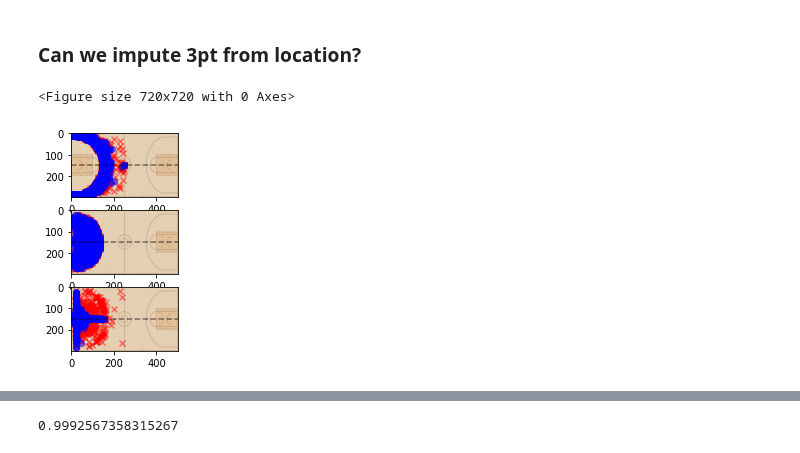
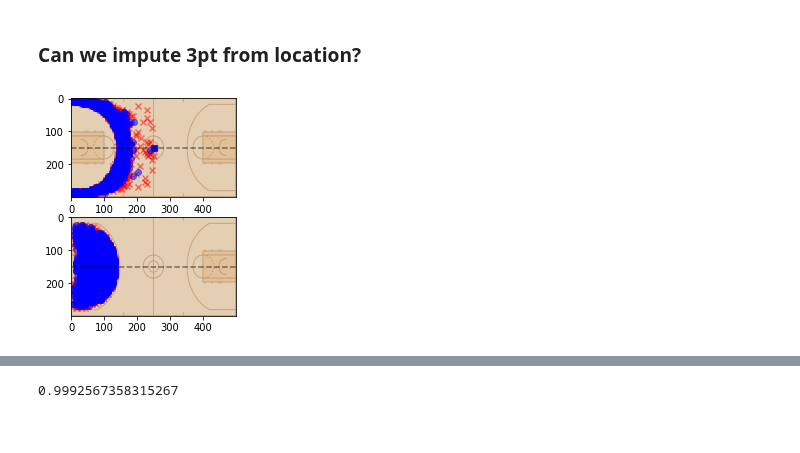
Before and after one commit to dpasse/monte, a Jupyter notebook: workspace/wncaa/shot_charts.ipynb, the cells around one changed output, grey strips where cells are left out. Saved outputs shown, nothing was run; the diff lists cells and outputs as text; code cells hidden in the pictures.

```diff
--- a/workspace/wncaa/shot_charts.ipynb
+++ b/workspace/wncaa/shot_charts.ipynb
@@ -324,42 +324,41 @@ validation
 # %% [markdown]
 ### Can we impute 3pt from location?
 # %%
-fig, ax = plt.subplots(3)
+fig, ax = plt.subplots(2)
 
 ## def. 3pt
 df_3pt = df_valid[
     np.logical_and(
         df_valid.shot_distance.map(lambda a: -1 if a == '' else int(a)) > 22, ## have distance, > 22
         df_valid.is_3pt,
     )
 ]
 
 x_make, y_make, x_missed, y_missed = get_makes_and_misses_half_court(df_3pt)
 
 ax[0].scatter(x_missed * x_scale, (100 - y_missed) * y_scale, marker='x', c='red', alpha=.5)
 ax[0].scatter(x_make * x_scale, (100 - y_make) * y_scale, marker='o', c='blue', alpha=.5)
 ax[0].axhline(50 * y_scale, c='k', alpha=.5, linestyle= '--')
 ax[0].imshow(full_court_img)
 
 ## def. 2pt
 df_2pt = df_valid[
     np.logical_and(
         df_valid.shot_distance.map(lambda a: 50 if a == '' else int(a)) < 22, ## have distance, > 22
         ~df_valid.is_3pt,
     )
 ]
 
 x_make, y_make, x_missed, y_missed = get_makes_and_misses_half_court(df_2pt)
 
 ax[1].scatter(x_missed * x_scale, (100 - y_missed) * y_scale, marker='x', c='red', alpha=.5)
 ax[1].scatter(x_make * x_scale, (100 - y_make) * y_scale, marker='o', c='blue', alpha=.5)
 ax[1].axhline(50 * y_scale, c='k', alpha=.5, linestyle= '--')
 ax[1].imshow(full_court_img)
 
 plt.show()
 # %% [output]
-<Figure size 720x720 with 0 Axes>
-[figure, old version]
+[figure, new version]
 # %%
 fig, ax = plt.subplots()
 
```
Also changed, not shown: parts of 1 cell of this notebook.
